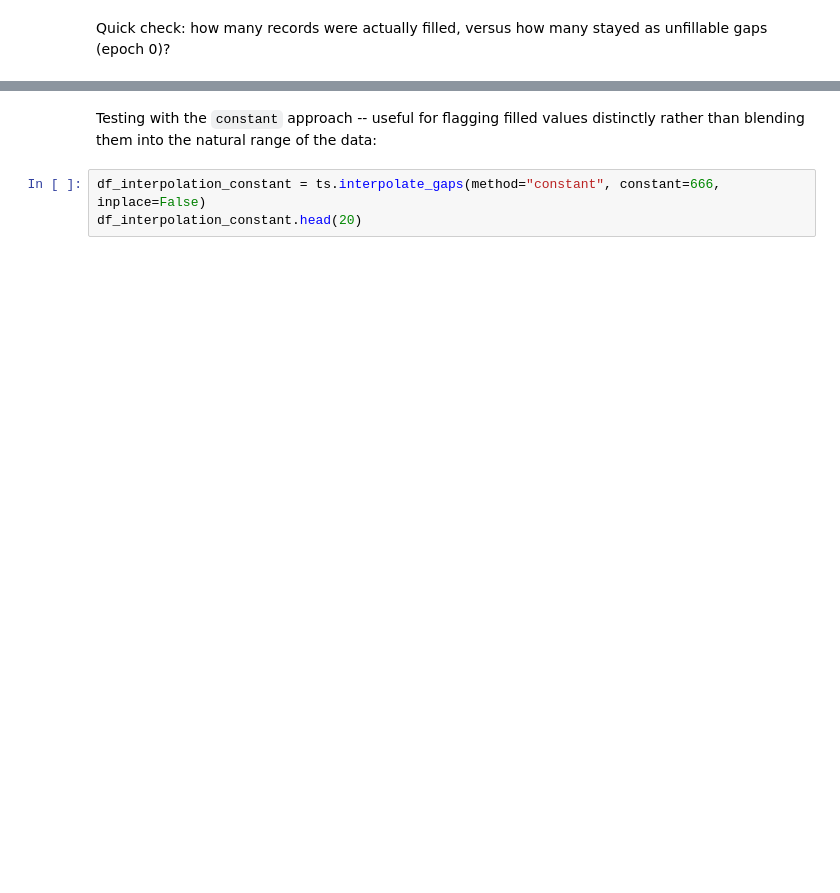
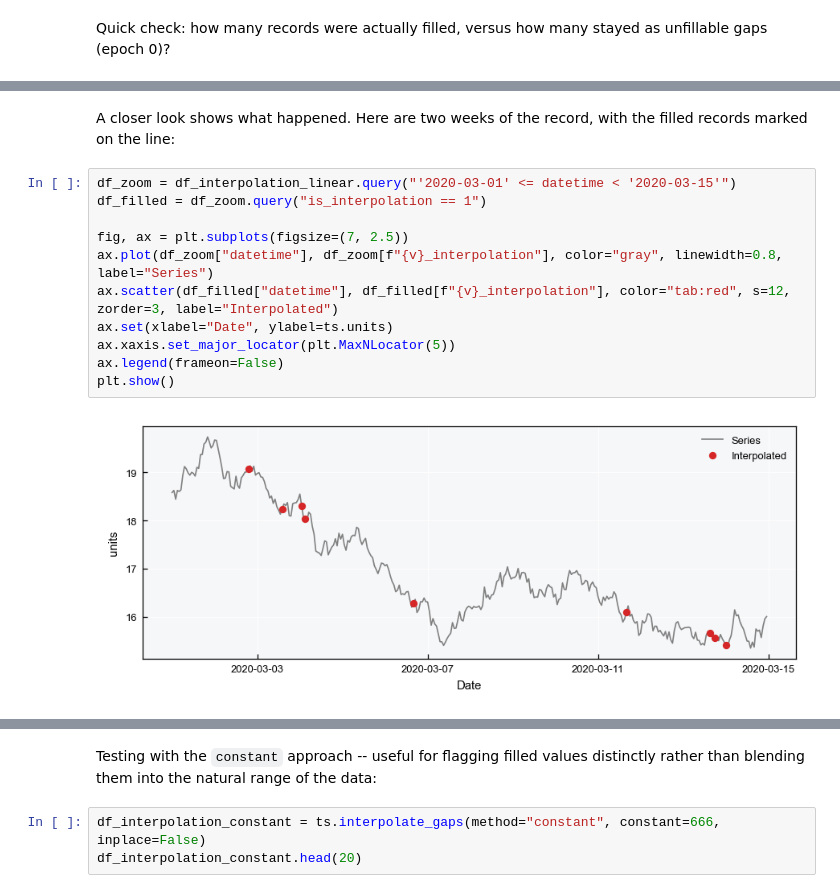
Before and after one commit to iporepos/plans, a Jupyter notebook: docs/tutorials/timeseries_03_gaps.ipynb, the cells around one changed output, grey strips where cells are left out. Cells and saved outputs as stored; diff of their text form; blank space fills up the shorter version.

Commit message:
major fine tunings

```diff
--- a/docs/tutorials/timeseries_03_gaps.ipynb
+++ b/docs/tutorials/timeseries_03_gaps.ipynb
@@ -181,3 +248,18 @@ print(f"Records still NaN after interpolation (epoch-0 / between-epoch gaps): {n
+# %% [markdown]
+A closer look shows what happened. Here are two weeks of the record, with the filled records marked on the line:
+# %%
+df_zoom = df_interpolation_linear.query("'2020-03-01' <= datetime < '2020-03-15'")
+df_filled = df_zoom.query("is_interpolation == 1")
+
+fig, ax = plt.subplots(figsize=(7, 2.5))
+ax.plot(df_zoom["datetime"], df_zoom[f"{v}_interpolation"], color="gray", linewidth=0.8, label="Series")
+ax.scatter(df_filled["datetime"], df_filled[f"{v}_interpolation"], color="tab:red", s=12, zorder=3, label="Interpolated")
+ax.set(xlabel="Date", ylabel=ts.units)
+ax.xaxis.set_major_locator(plt.MaxNLocator(5))
+ax.legend(frameon=False)
+plt.show()
+# %% [output]
+[figure, added]
 # %%
 df_interpolation_nearest = ts.interpolate_gaps(method="nearest", inplace=False)
 df_interpolation_nearest.head(20)
```
Also changed, not shown: parts of 19 cells of this notebook, 18 other files.
